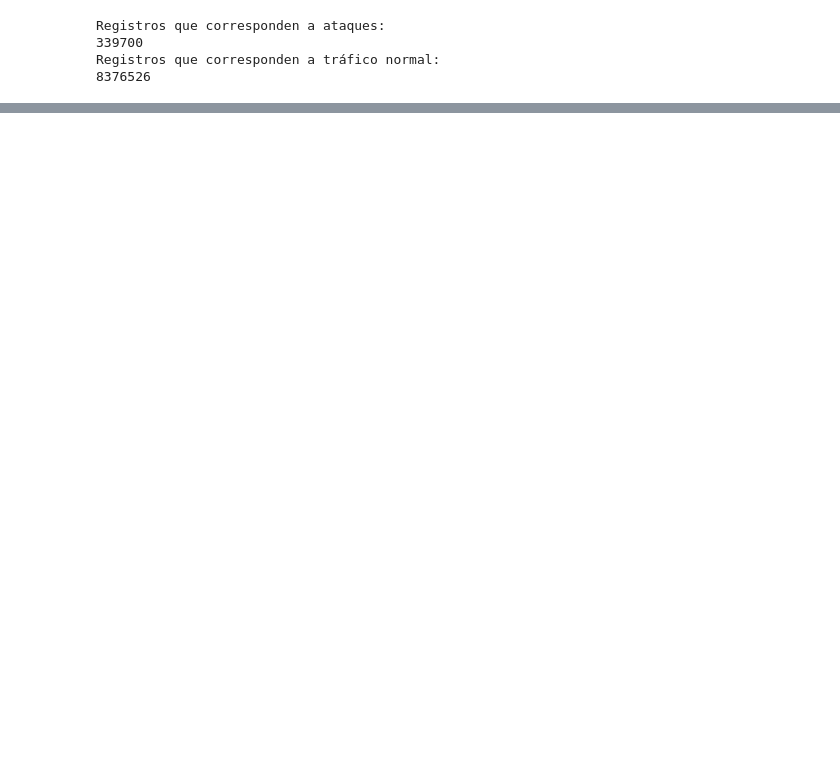
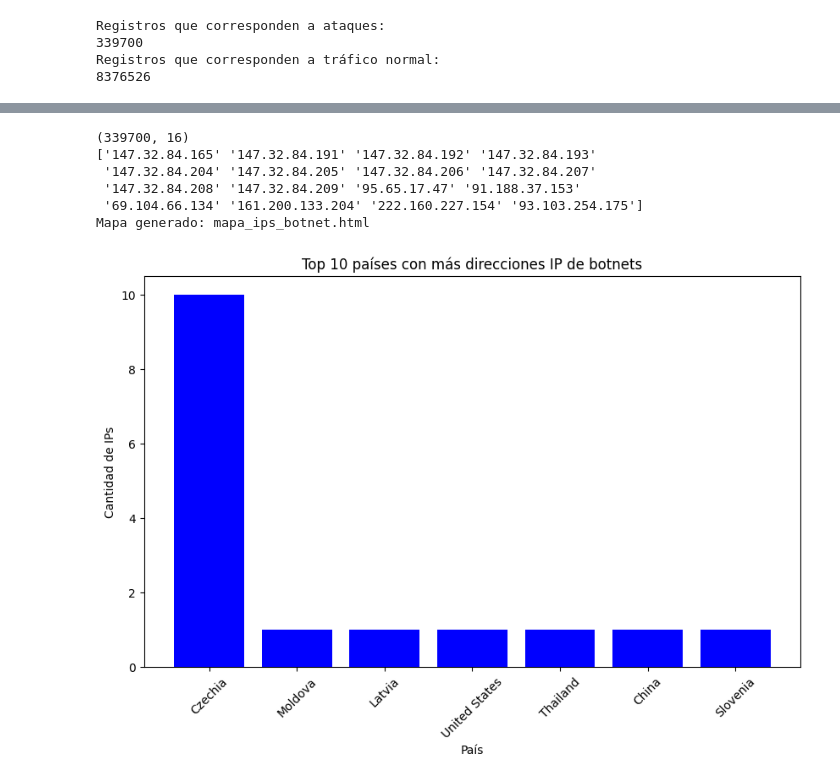
Before and after one commit to danielasabrina08/SIC24_AI_Cybersecurity, a Jupyter notebook: Preprocesamiento/preprocessing.ipynb, the cells around one changed output, grey strips where cells are left out. Cells and saved outputs as stored; diff of their text form; code cells hidden in the pictures; blank space fills up the shorter version.

```diff
--- a/Preprocesamiento/preprocessing.ipynb
+++ b/Preprocesamiento/preprocessing.ipynb
@@ -59,0 +35,78 @@ dfmod.sample(18, random_state=402)
+# %%
+
+import matplotlib.pyplot as plt
+
+
+# Filtrar solo las direcciones IP de botnets
+df_botnet = dfmod[dfmod["is_botnet"] == 1]
+print(df_botnet.shape)
+# Tomar una muestra de 1000 registros para optimizar
+
+#df_botnet = df_botnet.sample(150000, random_state=500)
+
+# Extraer IPs únicas de la columna SrcAddr
+unique_ips = df_botnet["SrcAddr"].unique()
+print(unique_ips)
+
+# Función para obtener geolocalización de IP con ip-api.com
+def get_location(ip):
+    url = f"http://ip-api.com/json/{ip}?fields=status,lat,lon,country,city"
+    try:
+        response = requests.get(url)
+        data = response.json()
+        if data["status"] == "success":
+            return data["lat"], data["lon"], data["country"], data["city"]
+    except Exception as e:
+        print(f"Error con IP {ip}: {e}")
+    return None
+
+# Obtener geolocalización de cada IP (con retraso para evitar bloqueo de API)
+ip_locations = {}
+for ip in unique_ips:
+    location = get_location(ip)
+    if location:
+        ip_locations[ip] = location
+    time.sleep(1)  # Evitar bloqueos por exceso de peticiones
+
+# Crear un mapa centrado en el mundo
+m = folium.Map(location=[20, 0], zoom_start=2)
+
+# Contar países
+country_counts = {}
+
+# Añadir puntos al mapa
+for ip, (lat, lon, country, city) in ip_locations.items():
+    folium.Marker(
+        location=[lat, lon],
+        popup=f"{ip}\n{city}, {country}",
+        icon=folium.Icon(color="red")
+    ).add_to(m)
+
+    if country in country_counts:
+        country_counts[country] += 1
+    else:
+        country_counts[country] = 1
+
+# Guardar el mapa en un archivo HTML
+m.save("mapa_ips_botnet.html")
+print("Mapa generado: mapa_ips_botnet.html")
+
+# Graficar los países con más direcciones IP
+sorted_countries = sorted(country_counts.items(), key=lambda x: x[1], reverse=True)[:10]
+countries, counts = zip(*sorted_countries)
+
+plt.figure(figsize=(10, 6))
+plt.bar(countries, counts, color='blue')
+plt.xlabel("País")
+plt.ylabel("Cantidad de IPs")
+plt.title("Top 10 países con más direcciones IP de botnets")
+plt.xticks(rotation=45)
+plt.show()
+# %% [output]
+(339700, 16)
+['147.32.84.165' '147.32.84.191' '147.32.84.192' '147.32.84.193'
+ '147.32.84.204' '147.32.84.205' '147.32.84.206' '147.32.84.207'
+ '147.32.84.208' '147.32.84.209' '95.65.17.47' '91.188.37.153'
+ '69.104.66.134' '161.200.133.204' '222.160.227.154' '93.103.254.175']
+Mapa generado: mapa_ips_botnet.html
+[figure, added]
```
Also changed, not shown: parts of 2 cells of this notebook, 5 other files.
